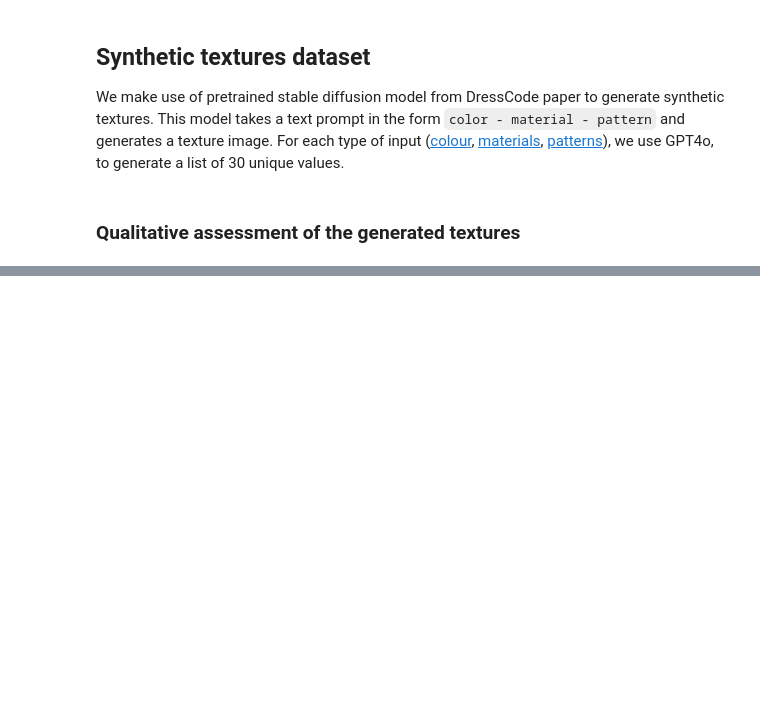
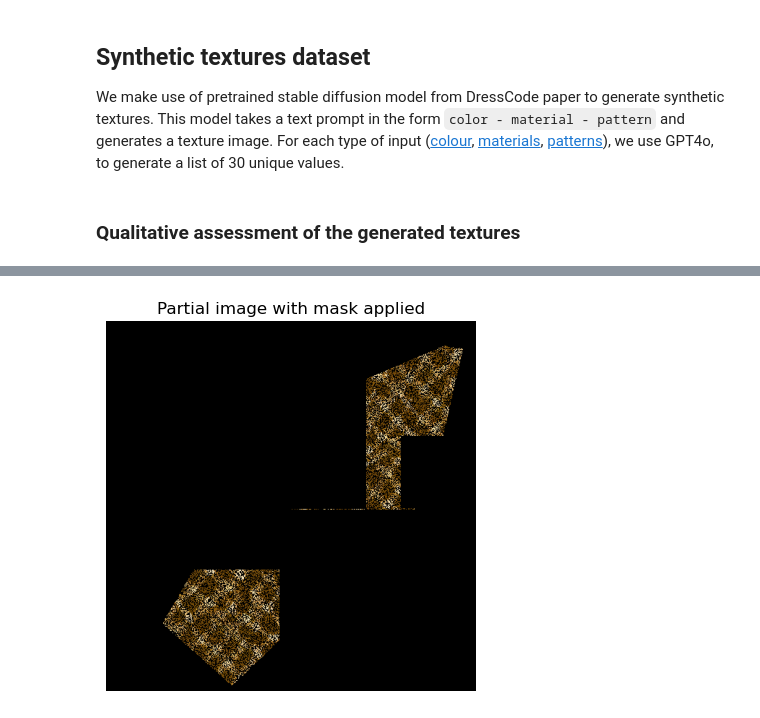
Before and after one commit to ludekcizinsky/garment-texture-completion, a Jupyter notebook: notebooks/eda.ipynb, the cells around one changed output, grey strips where cells are left out. Saved outputs shown, nothing was run; the diff lists cells and outputs as text; code cells hidden in the pictures; blank space fills up the shorter version.

```diff
--- a/notebooks/eda.ipynb
+++ b/notebooks/eda.ipynb
@@ -34,0 +46,14 @@ In total, there are 27775 texture samples in the synthetic dataset.
+# %%
+def generate_mask(shape, num_vertices, num_squares, min_square_size, max_square_size, mask_ratio):
+    # Generate random mask
+    polygon = generate_random_polygon(shape, num_vertices)  # Generate a random polygon
+    base_mask = generate_polygon_mask(shape, polygon)  # Create a polygon mask
+    random_mask = apply_random_mask(base_mask, mask_ratio)  # Generate a random mask
+    mask = generate_random_square_mask(random_mask, num_squares, min_square_size, max_square_size)  # Add square masks
+    return mask
+
+def process_image(image, res):
+    image = image.resize((res, res), Image.Resampling.NEAREST)
+    image = np.array(image).astype(np.float32) / 255  # [0, 1]
+    image = 2 * image - 1  # [-1, 1]
+    return image
@@ -34,0 +74,15 @@ In total, there are 27775 texture samples in the synthetic dataset.
+# %%
+num_vertices, num_squares, min_square_size, max_square_size, mask_ratio, res = 8, 5, 100, 200, 0.5, 512
+mask = generate_mask(diffuse_img.shape[:2], num_vertices, num_squares, min_square_size, max_square_size, mask_ratio)
+diffuse_array = np.array(diffuse_img).astype(float)
+partial_img_array = diffuse_array * mask[..., None]
+partial_img = process_image(Image.fromarray(partial_img_array.astype(np.uint8)), res)
+
+mask = np.array(Image.fromarray(mask).resize((res, res), Image.Resampling.NEAREST)).astype(bool)
+mask = 2 * mask - 1  # [-1, 1]
+
+plt.imshow(partial_img_array)
+plt.axis("off")
+plt.title("Partial image with mask applied");
+# %% [output]
+[figure, added]
```
Also changed, not shown: parts of 13 cells of this notebook, 3 other files.
